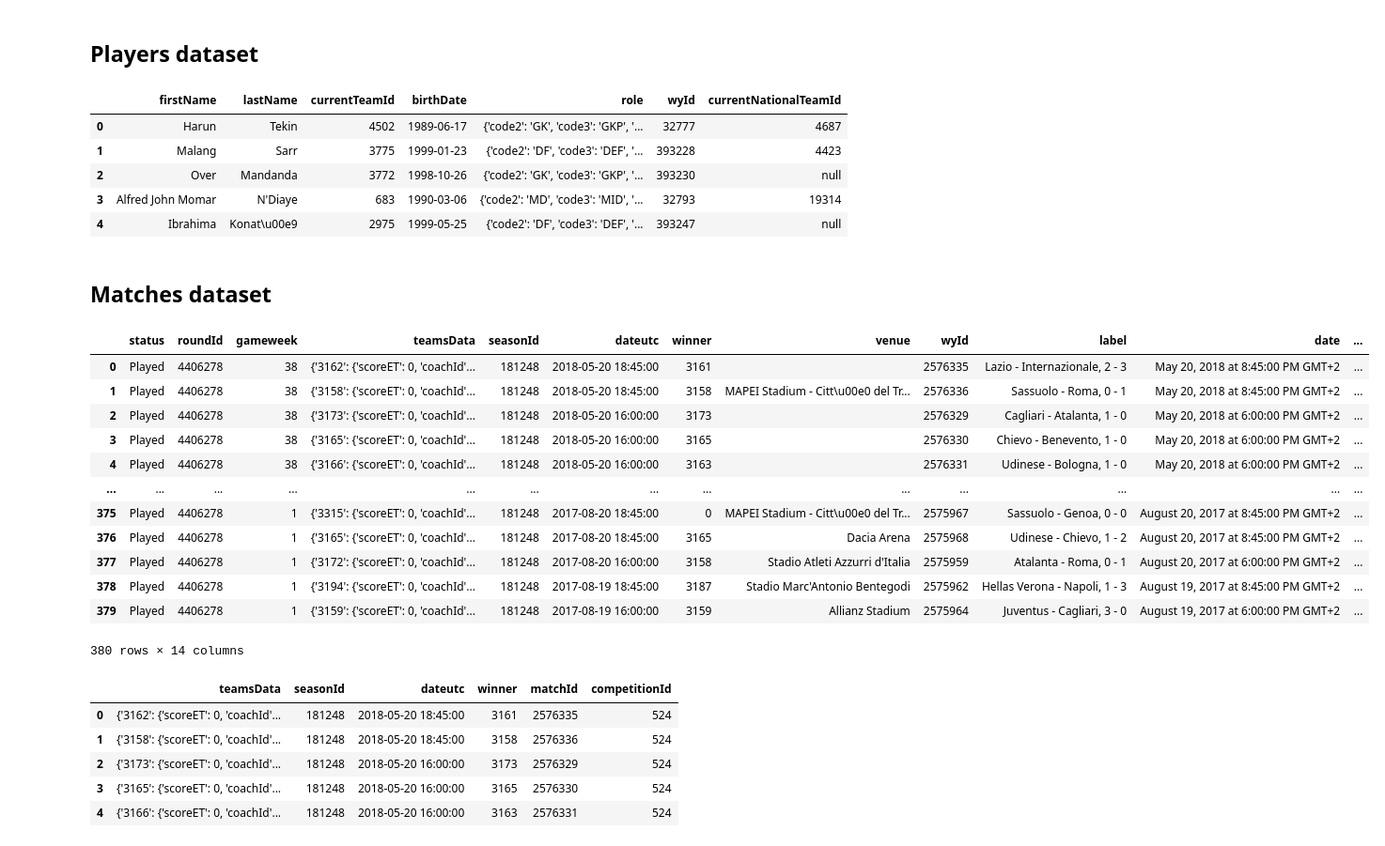
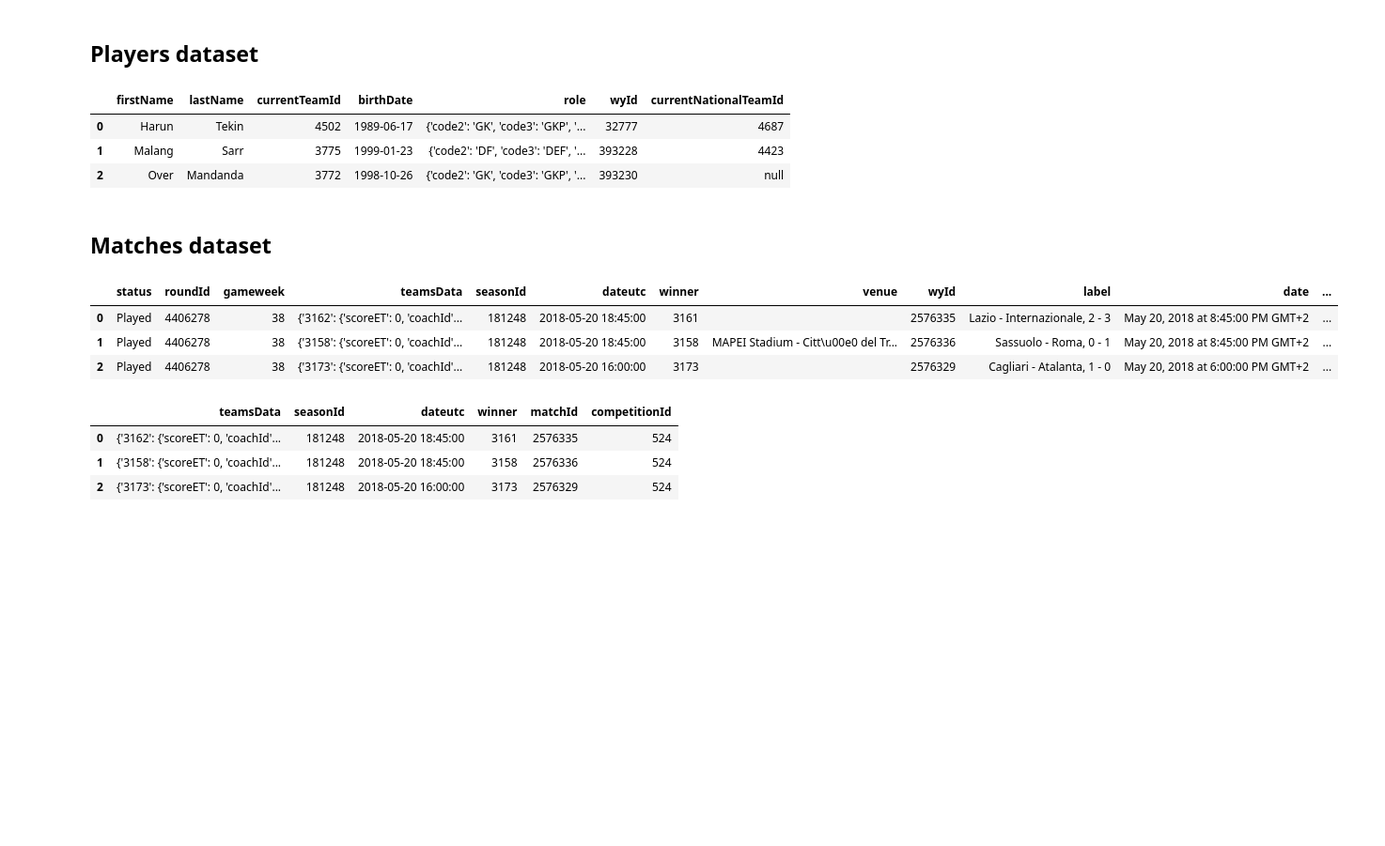
Before and after one commit to jotanavarrete/goalguru, a Jupyter notebook: notebooks/juan/soccer_paper_data_analysys.ipynb, the cells around one changed output. Shown: that part at 94% size. Saved outputs shown, nothing was run; the diff lists cells and outputs as text; code cells hidden in the pictures; blank space fills up the shorter version.

Commit message:
data analysis stage 1 completed

```diff
--- a/notebooks/juan/soccer_paper_data_analysys.ipynb
+++ b/notebooks/juan/soccer_paper_data_analysys.ipynb
@@ -3,6 +3,7 @@ import pandas as pd
 import os
 import json
 import numpy as np
+pd.set_option('display.max_columns', None)
 # %% [markdown]
 # Load Data
 # %%
@@ -155,13 +192,11 @@ teams
 # %% [markdown]
 ## Players dataset
 # %%
-other_dfs['players'][['firstName', 'lastName', 'currentTeamId', 'birthDate', 'role', 'wyId', 'currentNationalTeamId']].head(5)
+other_dfs['players'][['firstName', 'lastName', 'currentTeamId', 'birthDate', 'role', 'wyId', 'currentNationalTeamId']].head(3)
 # %% [output]
 |  | firstName | lastName | currentTeamId | birthDate | role | wyId | currentNationalTeamId |
 | 0 | Harun | Tekin | 4502 | 1989-06-17 | {'code2': 'GK', 'code3': 'GKP', '... | 32777 | 4687 |
 | 1 | Malang | Sarr | 3775 | 1999-01-23 | {'code2': 'DF', 'code3': 'DEF', '... | 393228 | 4423 |
 | 2 | Over | Mandanda | 3772 | 1998-10-26 | {'code2': 'GK', 'code3': 'GKP', '... | 393230 | null |
-| 3 | Alfred John Momar | N'Diaye | 683 | 1990-03-06 | {'code2': 'MD', 'code3': 'MID', '... | 32793 | 19314 |
-| 4 | Ibrahima | Konat\u00e9 | 2975 | 1999-05-25 | {'code2': 'DF', 'code3': 'DEF', '... | 393247 | null |
 # %% [markdown]
 ## Matches dataset
@@ -170,16 +203,7 @@ match_features = ['teamsData','seasonId', 'dateutc', 'winner', 'wyId', 'competit
 # %%
-pd.DataFrame(matches_dfs['matches_Italy'])
+pd.DataFrame(matches_dfs['matches_Italy']).head(3)
 # %% [output]
 |  | status | roundId | gameweek | teamsData | seasonId | dateutc | winner | venue | wyId | label | date | ... |
 | 0 | Played | 4406278 | 38 | {'3162': {'scoreET': 0, 'coachId'... | 181248 | 2018-05-20 18:45:00 | 3161 |  | 2576335 | Lazio - Internazionale, 2 - 3 | May 20, 2018 at 8:45:00 PM GMT+2 | ... |
 | 1 | Played | 4406278 | 38 | {'3158': {'scoreET': 0, 'coachId'... | 181248 | 2018-05-20 18:45:00 | 3158 | MAPEI Stadium - Citt\u00e0 del Tr... | 2576336 | Sassuolo - Roma, 0 - 1 | May 20, 2018 at 8:45:00 PM GMT+2 | ... |
 | 2 | Played | 4406278 | 38 | {'3173': {'scoreET': 0, 'coachId'... | 181248 | 2018-05-20 16:00:00 | 3173 |  | 2576329 | Cagliari - Atalanta, 1 - 0 | May 20, 2018 at 6:00:00 PM GMT+2 | ... |
-| 3 | Played | 4406278 | 38 | {'3165': {'scoreET': 0, 'coachId'... | 181248 | 2018-05-20 16:00:00 | 3165 |  | 2576330 | Chievo - Benevento, 1 - 0 | May 20, 2018 at 6:00:00 PM GMT+2 | ... |
-| 4 | Played | 4406278 | 38 | {'3166': {'scoreET': 0, 'coachId'... | 181248 | 2018-05-20 16:00:00 | 3163 |  | 2576331 | Udinese - Bologna, 1 - 0 | May 20, 2018 at 6:00:00 PM GMT+2 | ... |
-| ... | ... | ... | ... | ... | ... | ... | ... | ... | ... | ... | ... | ... |
-| 375 | Played | 4406278 | 1 | {'3315': {'scoreET': 0, 'coachId'... | 181248 | 2017-08-20 18:45:00 | 0 | MAPEI Stadium - Citt\u00e0 del Tr... | 2575967 | Sassuolo - Genoa, 0 - 0 | August 20, 2017 at 8:45:00 PM GMT+2 | ... |
-| 376 | Played | 4406278 | 1 | {'3165': {'scoreET': 0, 'coachId'... | 181248 | 2017-08-20 18:45:00 | 3165 | Dacia Arena | 2575968 | Udinese - Chievo, 1 - 2 | August 20, 2017 at 8:45:00 PM GMT+2 | ... |
-| 377 | Played | 4406278 | 1 | {'3172': {'scoreET': 0, 'coachId'... | 181248 | 2017-08-20 16:00:00 | 3158 | Stadio Atleti Azzurri d'Italia | 2575959 | Atalanta - Roma, 0 - 1 | August 20, 2017 at 6:00:00 PM GMT+2 | ... |
-| 378 | Played | 4406278 | 1 | {'3194': {'scoreET': 0, 'coachId'... | 181248 | 2017-08-19 18:45:00 | 3187 | Stadio Marc'Antonio Bentegodi | 2575962 | Hellas Verona - Napoli, 1 - 3 | August 19, 2017 at 8:45:00 PM GMT+2 | ... |
-| 379 | Played | 4406278 | 1 | {'3159': {'scoreET': 0, 'coachId'... | 181248 | 2017-08-19 16:00:00 | 3159 | Allianz Stadium | 2575964 | Juventus - Cagliari, 3 - 0 | August 19, 2017 at 6:00:00 PM GMT+2 | ... |
-380 rows × 14 columns
@@ -186,14 +212,12 @@ pd.DataFrame(matches_dfs['matches_Italy'])
 # %%
 italy_games = pd.DataFrame(matches_dfs['matches_Italy'])[match_features]
 italy_games.rename(columns = {'wyId':'matchId'}, inplace = True)
-italy_games.head(5)
+italy_games.head(3)
 # %% [output]
 |  | teamsData | seasonId | dateutc | winner | matchId | competitionId |
 | 0 | {'3162': {'scoreET': 0, 'coachId'... | 181248 | 2018-05-20 18:45:00 | 3161 | 2576335 | 524 |
 | 1 | {'3158': {'scoreET': 0, 'coachId'... | 181248 | 2018-05-20 18:45:00 | 3158 | 2576336 | 524 |
 | 2 | {'3173': {'scoreET': 0, 'coachId'... | 181248 | 2018-05-20 16:00:00 | 3173 | 2576329 | 524 |
-| 3 | {'3165': {'scoreET': 0, 'coachId'... | 181248 | 2018-05-20 16:00:00 | 3165 | 2576330 | 524 |
-| 4 | {'3166': {'scoreET': 0, 'coachId'... | 181248 | 2018-05-20 16:00:00 | 3163 | 2576331 | 524 |
 # %%
 def create_home_away_cols(matches):
     home = []
```
Also changed, not shown: parts of 31 cells of this notebook.
